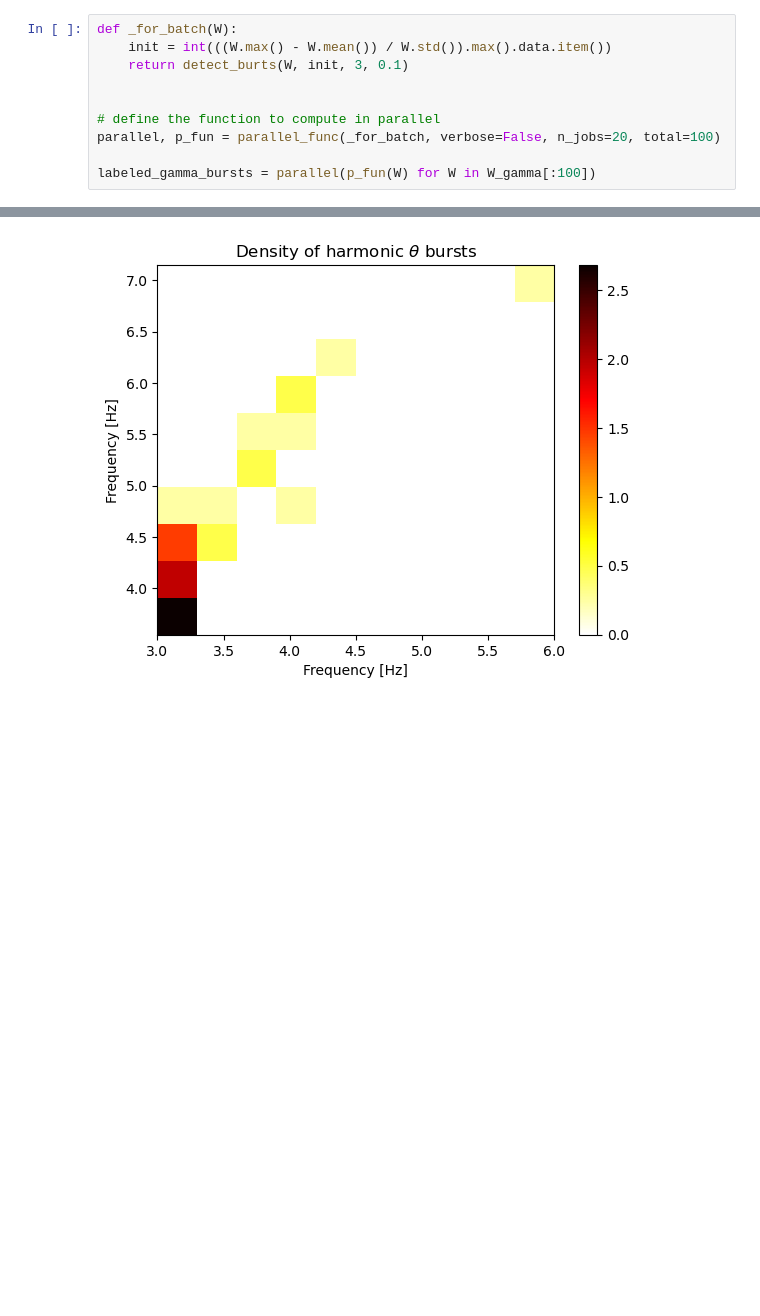
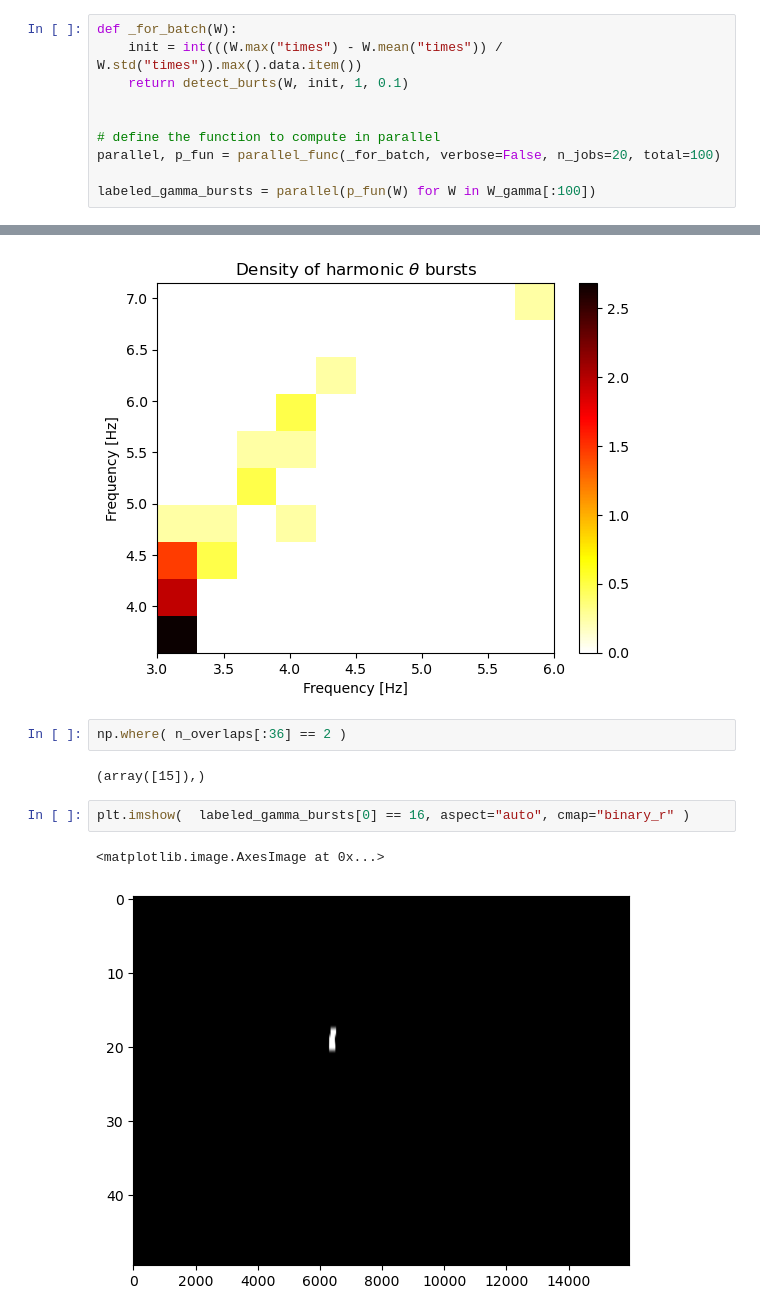
Before and after one commit to ViniciusLima94/vanderbilt, a Jupyter notebook: notebooks/2_Empirical_Mode_Decomposition.ipynb, the cells around one changed output, grey strips where cells are left out. Saved outputs shown, nothing was run; the diff lists cells and outputs as text; blank space fills up the shorter version.

```diff
--- a/notebooks/2_Empirical_Mode_Decomposition.ipynb
+++ b/notebooks/2_Empirical_Mode_Decomposition.ipynb
@@ -720,7 +722,7 @@ plt.tight_layout()
 # %%
 def _for_batch(W):
-    init = int(((W.max() - W.mean()) / W.std()).max().data.item())
-    return detect_burts(W, init, 3, 0.1)
+    init = int(((W.max("times") - W.mean("times")) / W.std("times")).max().data.item())
+    return detect_burts(W, init, 1, 0.1)
 
 
 # define the function to compute in parallel
@@ -962,3 +955,12 @@ plt.colorbar()
 # %% [output]
 <matplotlib.colorbar.Colorbar at 0x...>
 [figure]
+# %%
+np.where( n_overlaps[:36] == 2 )
+# %% [output]
+(array([15]),)
+# %%
+plt.imshow(  labeled_gamma_bursts[0] == 16, aspect="auto", cmap="binary_r" )
+# %% [output]
+<matplotlib.image.AxesImage at 0x...>
+[figure, added]
```
Also changed, not shown: parts of 10 cells of this notebook, 1 other file.
